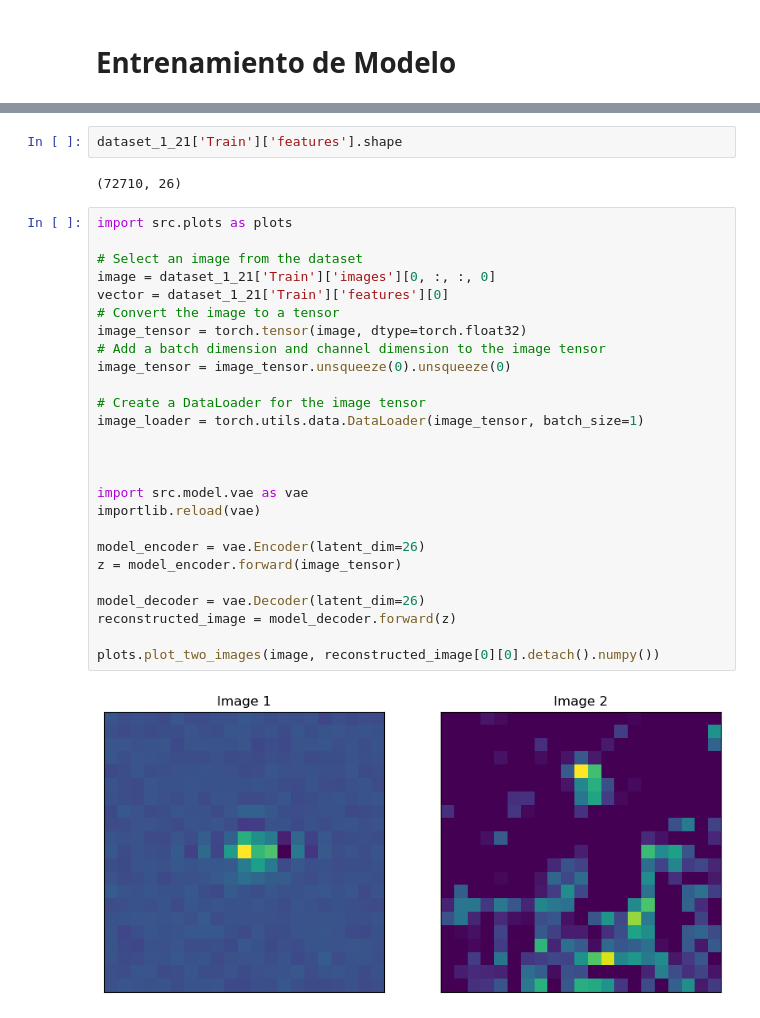
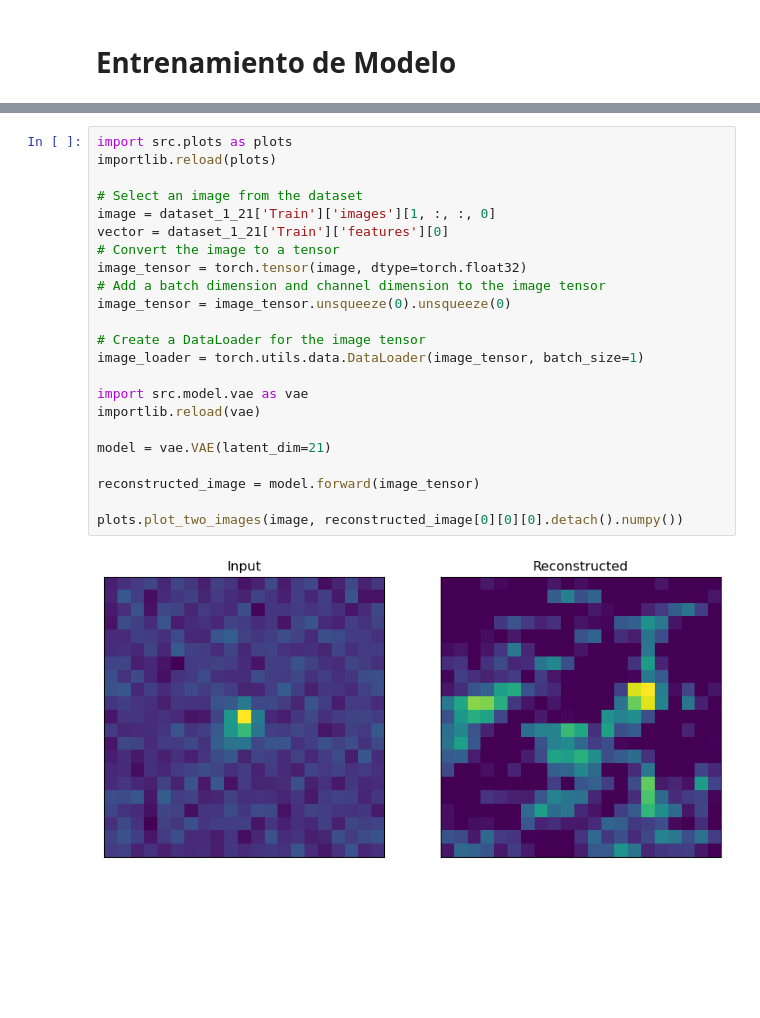
Before and after one commit to pmarconep/ZTF_alert_8a, a Jupyter notebook: proyecto.ipynb, the cells around one changed output, grey strips where cells are left out. Saved outputs shown, nothing was run; the diff lists cells and outputs as text; blank space fills up the shorter version.

```diff
--- a/proyecto.ipynb
+++ b/proyecto.ipynb
@@ -369,32 +359,25 @@ AttributeError: module 'src.model.test.vae' has no attribute 'loss_function'
-# %%
-dataset_1_21['Train']['features'].shape
-# %% [output]
-(72710, 26)
 # %%
 import src.plots as plots
+importlib.reload(plots)
 
 # Select an image from the dataset
-image = dataset_1_21['Train']['images'][0, :, :, 0]
+image = dataset_1_21['Train']['images'][1, :, :, 0]
 vector = dataset_1_21['Train']['features'][0]
 # Convert the image to a tensor
 image_tensor = torch.tensor(image, dtype=torch.float32)
 # Add a batch dimension and channel dimension to the image tensor
 image_tensor = image_tensor.unsqueeze(0).unsqueeze(0)
 
 # Create a DataLoader for the image tensor
 image_loader = torch.utils.data.DataLoader(image_tensor, batch_size=1)
 
-
-
 import src.model.vae as vae
 importlib.reload(vae)
 
-model_encoder = vae.Encoder(latent_dim=26)
-z = model_encoder.forward(image_tensor)
+model = vae.VAE(latent_dim=21)
 
-model_decoder = vae.Decoder(latent_dim=26)
-reconstructed_image = model_decoder.forward(z)
+reconstructed_image = model.forward(image_tensor)
 
-plots.plot_two_images(image, reconstructed_image[0][0].detach().numpy())
+plots.plot_two_images(image, reconstructed_image[0][0][0].detach().numpy())
 # %% [output]
-[figure, old version]
+[figure, new version]
```
Also changed, not shown: parts of 8 cells of this notebook, 3 other files.
